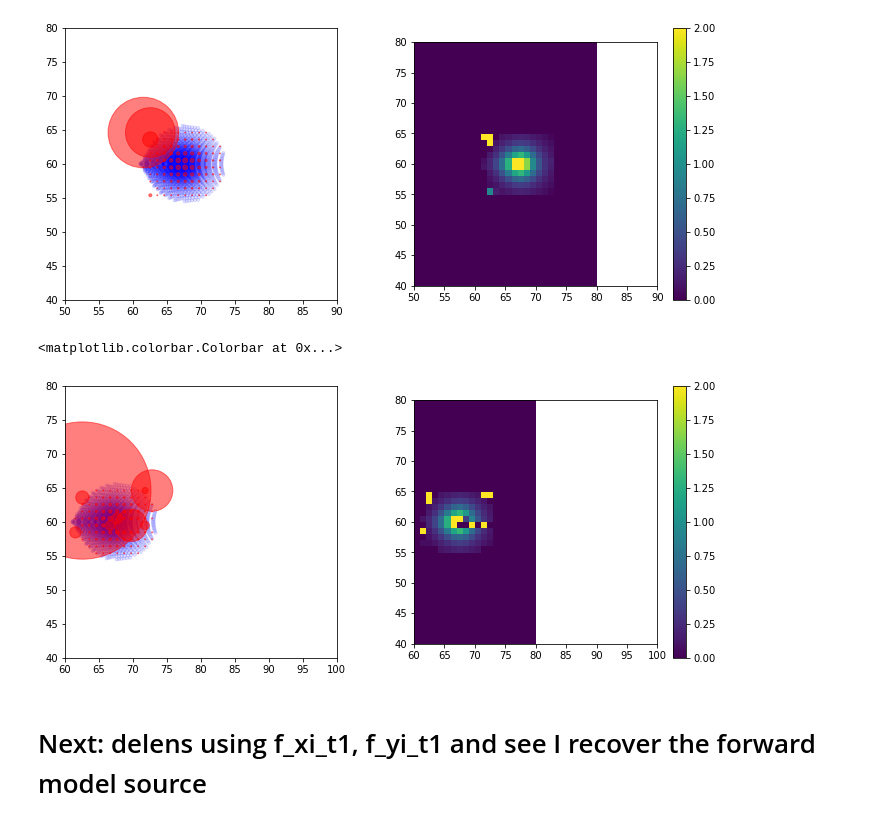
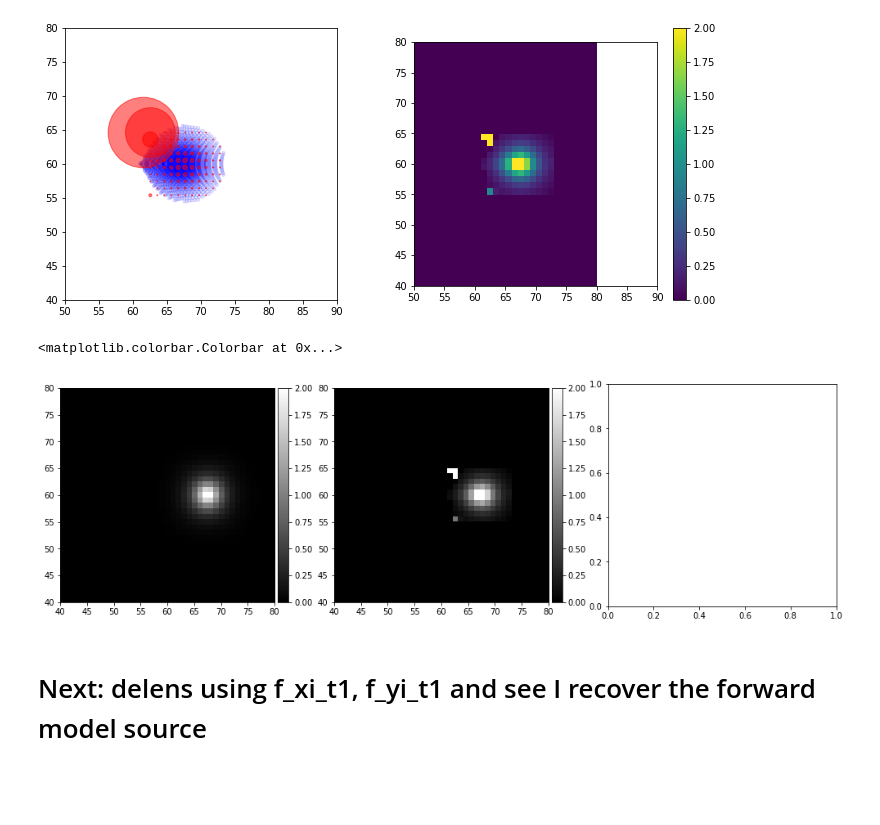
Before and after one commit to giga-lens/gigalens, a Jupyter notebook: jax-demo-dev-sim-only_SIS.ipynb, the cells around one changed output. Drawn from its saved outputs; the diff is of its cells as text; code cells hidden in the pictures; blank space fills up the shorter version.

```diff
--- a/jax-demo-dev-sim-only_SIS.ipynb
+++ b/jax-demo-dev-sim-only_SIS.ipynb
@@ -585,36 +541,6 @@ xlo, xhi 40 80
 srcxlo, srcxhi 50 90
 <matplotlib.colorbar.Colorbar at 0x...>
 [figure]
-# %%
-wid = 20
-
-srcxlo, srcxhi = ctr + 20 - wid, ctr + 20 + wid
-srcylo, srcyhi = ctr - wid, ctr + wid
-
-fig, (ax1, ax2) = plt.subplots(1, 2, figsize=(12, 5))
-
-ax1.scatter(srcx, srcy, c='b', s=np.int64(srcpix*100), alpha=0.1)
-ax1.scatter(xxsrc.flatten(), yysrc.flatten(), s=np.int64(src_intp.flatten()*10), c='r', alpha=0.5)
-# plt.xlim(32, 39)
-# plt.ylim(28, 31)
-ax1.set_aspect('equal')
-ax1.set_xlim(srcxlo, srcxhi)
-ax1.set_ylim(srcylo, srcyhi)
-
-
-extent = [xlo, xhi, ylo, yhi]
-im = ax2.imshow(src_intp, extent=extent, origin='lower', vmin=0, vmax=2) #, cmap='gray')
-ax2.set_xlim(srcxlo, srcxhi)
-ax2.set_ylim(srcylo, srcyhi)
-fig.colorbar(im)
-
-# im = ax2.imshow(src_intp.T, origin='lower', extent=extent, vmin=0, vmax=2) #, cmap='gray')
-# ax2.set_xlim(srcxlo, srcxhi)
-# ax2.set_ylim(srcylo, srcyhi)
-# fig.colorbar(im)
-# %% [output]
-<matplotlib.colorbar.Colorbar at 0x...>
-[figure, removed]
 # %%
 plt.plot(arange(10))
 # %%
@@ -631,38 +557,42 @@ plt.colorbar()
 # %%
 srcx.shape, arcxy[0].shape, observed_img[arcxy].shape
 # %%
+# comparing the true source
 from mpl_toolkits.axes_grid1 import make_axes_locatable
-
 
 alphas = srcpix/8
 
 fig, (ax1, ax2, ax3) = plt.subplots(1, 3, figsize=(17, 5))
 src_img = lens_sim.simulate([[{'theta_E': 1e-8, 'center_x': 1e-10, 'center_y': 1e-10}], [], source_light])
 im1 = ax1.imshow(src_img, vmin=0, vmax=2., cmap='gray')
+ax1.axis(extent)
 # ax1.scatter(srcy, srcx, s=5, alpha=alphas, color='r')
 # im1 = ax1.scatter(yysrc.flatten(), xxsrc.flatten(), s=np.int64(src.flatten()*5), c='r', alpha=0.5)
 divider = make_axes_locatable(ax1)
 cax = divider.append_axes('right', size='5%', pad=0.05)
 fig.colorbar(im1, cax=cax, orientation='vertical')
 
 
 
-im2 = ax2.imshow(src.T, origin='lower', vmin=0, vmax=2, cmap='gray') #, cmap='gray')
+im2 = ax2.imshow(src_intp, origin='lower', extent=extent, vmin=0, vmax=2, cmap='gray') #, cmap='gray')
 # ax2.set_xlim(srcxlo, srcxhi)
 # ax2.set_ylim(srcylo, srcyhi)
 divider = make_axes_locatable(ax2)
 cax = divider.append_axes('right', size='5%', pad=0.05)
 fig.colorbar(im2, cax=cax, orientation='vertical')
 
-res = (src_img - src.T)/src_img
-resim = ax3.imshow(resid, vmin=-1, vmax=1, cmap='gray')
-ax3.set_xlim(srcxlo, srcxhi)
-ax3.set_ylim(srcylo, srcyhi)
-divider = make_axes_locatable(ax3)
-cax = divider.append_axes('right', size='5%', pad=0.05)
-fig.colorbar(resim, cax=cax, orientation='vertical')
+# res = (src_img - src_intp)/src_img
+# resim = ax3.imshow(resid, vmin=-1, vmax=1, cmap='gray')
+# ax3.set_xlim(srcxlo, srcxhi)
+# ax3.set_ylim(srcylo, srcyhi)
+# divider = make_axes_locatable(ax3)
+# cax = divider.append_axes('right', size='5%', pad=0.05)
+# fig.colorbar(resim, cax=cax, orientation='vertical')
 
 # fig.colorbar(resim)
+# %% [output]
+<matplotlib.colorbar.Colorbar at 0x...>
+[figure, added]
 # %%
 # I really don't understand why img_X and img_Y have structure
 # I think the reason is so that they are measured from the center outside, linearly
```
Also changed, not shown: parts of 3 cells of this notebook.
